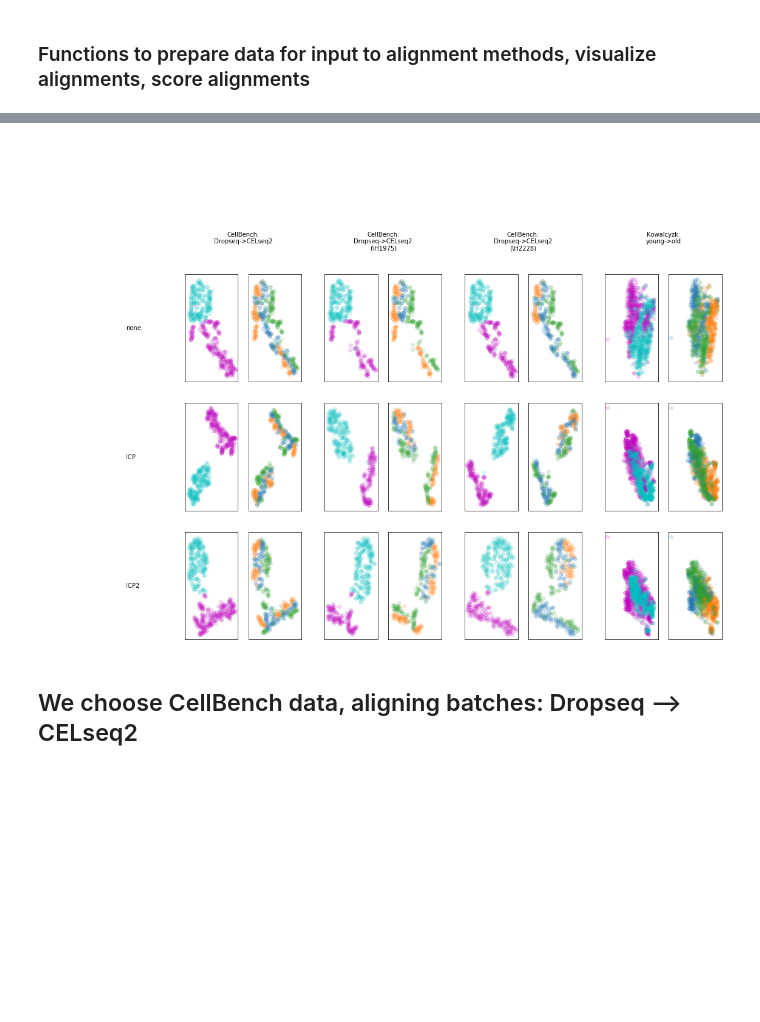
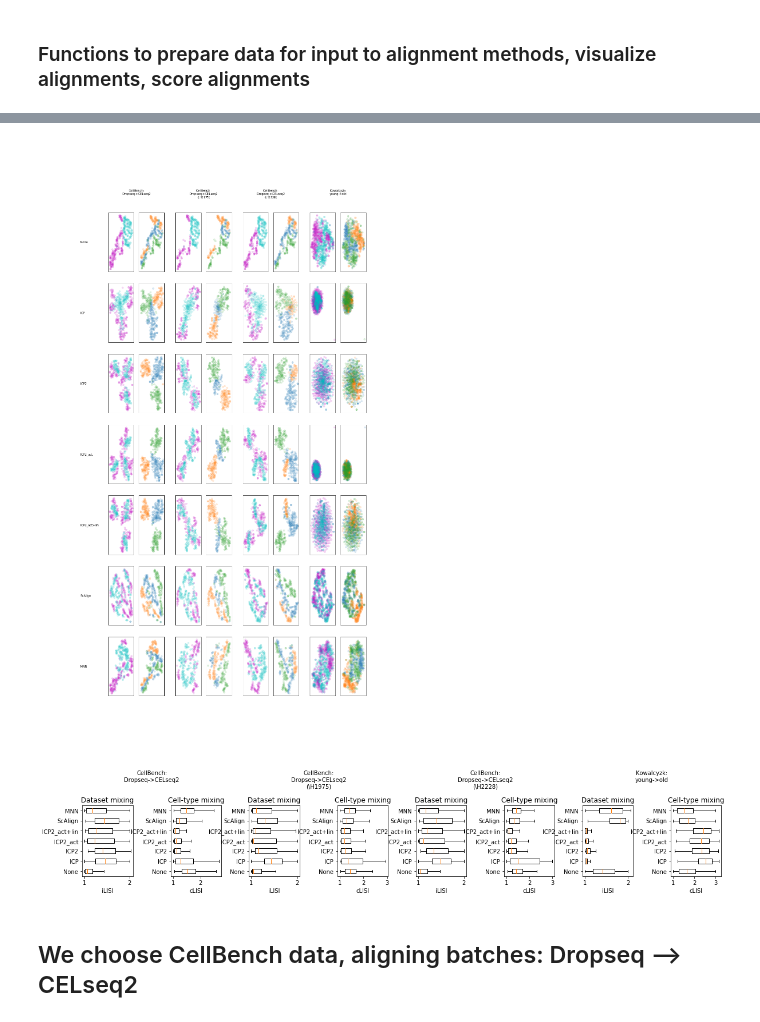
Before and after one commit to AmirAlavi/sc-alignment-benchmarking, a Jupyter notebook: data-alignment-comparisons.ipynb, the cells around one changed output, grey strips where cells are left out. Cells and saved outputs as stored; diff of their text form; code cells hidden in the pictures; blank space fills up the shorter version.

Commit message:
Large comparison works, generates large table
ICP does better on purity, but not as well on mixing

```diff
--- a/data-alignment-comparisons.ipynb
+++ b/data-alignment-comparisons.ipynb
@@ -282,8 +284,29 @@ def compute_lisi(A, B, combined_meta, batch_key, cell_type_key, aligner_fcn, per
     assert(X.shape[0] == combined_meta.shape[0])
     return metrics.lisi2(X, combined_meta, [batch_key, cell_type_key], perplexity=perplexity)
 # %%
+def plot_lisi(lisi_dfs, method_names, alignment_task, fig, figure_grid, i, j):
+    sub_grid = figure_grid[i,j].subgridspec(1, 2, wspace=0.75)
+    ilisi_ax = plt.Subplot(fig, sub_grid[0])
+    ilisi_ax.set_title('Dataset mixing')
+    lisi_data = [df[alignment_task.batch_key].values for df in lisi_dfs]
+    ilisi_ax.boxplot(lisi_data, vert=False, labels=method_names, showfliers=False)
+    ilisi_ax.set_xlabel('iLISI')
+    fig.add_subplot(ilisi_ax)
+
+    clisi_ax = plt.Subplot(fig, sub_grid[1])
+    clisi_ax.set_title('Cell-type mixing')
+    lisi_data = [df[alignment_task.ct_key] for df in lisi_dfs]
+    clisi_ax.boxplot(lisi_data, vert=False, labels=method_names, showfliers=False)
+    clisi_ax.set_xlabel('cLISI')
+    fig.add_subplot(clisi_ax)
+
 # Plotting function to visualize each alignment task result
-def plot_embedding(adata, embed_key, alignment_task, fig, figure_grid, i, j):
+def plot_embedding(adata, embed_key, alignment_task, fig, figure_grid, i, j, standardize=True):
+#     if standardize:
+#         scaler = StandardScaler().fit(adata.obsm[embed_key])
+#         new_embed_key = embed_key + '_std'
+#         adata.obsm[new_embed_key] = scaler.transform(adata.obsm[embed_key])
+#         embed_key = new_embed_key
     sub_grid = figure_grid[i,j].subgridspec(1, 2)
     batch_ax = plt.Subplot(fig, sub_grid[0])
     batch_ax.set_xticks([])
@@ -330,11 +353,16 @@ for task in alignment_tasks:
     print(task)
 # Select alignment methods:
 #methods = [None, 'MNN']
-methods = [None, 'ICP', 'ICP2']#, 'ScAlign', 'MNN']
+methods = ['None', 'ICP', 'ICP2', 'ICP2_act', 'ICP2_act+lin', 'ScAlign', 'MNN']
+#methods = [None, 'ScAlign']
+#methods = [None, 'MNN']
 
 plot_scaler = 5
 fig = plt.figure(figsize=(plot_scaler*len(alignment_tasks), plot_scaler*len(methods)), constrained_layout=False)
 outer_grid = fig.add_gridspec(len(methods) + 1, len(alignment_tasks) + 1)
+
+lisi_fig = plt.figure(figsize=(plot_scaler*len(alignment_tasks), plot_scaler), constrained_layout=False)
+lisi_outer_grid = lisi_fig.add_gridspec(2, len(alignment_tasks))
 
 for i, task in enumerate(alignment_tasks):
     ax = fig.add_subplot(outer_grid[0, i + 1])
@@ -345,6 +373,16 @@ for i, task in enumerate(alignment_tasks):
     ax.spines['left'].set_visible(False)
     ax.set_xticks([])
     ax.set_yticks([])
+
+    ax = lisi_fig.add_subplot(lisi_outer_grid[0, i])
+    ax.text(0.5, 0.3, task.as_title(), va="top", ha="center")
+    ax.spines['right'].set_visible(False)
+    ax.spines['top'].set_visible(False)
+    ax.spines['bottom'].set_visible(False)
+    ax.spines['left'].set_visible(False)
+    ax.set_xticks([])
+    ax.set_yticks([])
+
 for i, method in enumerate(methods):
     ax = fig.add_subplot(outer_grid[i+1, 0])
     if method is None:
@@ -364,12 +402,16 @@ for j, task in enumerate(alignment_tasks):
     else:
         task_idx = (datasets[task.ds_key].obs[task.batch_key] == task.source_batch) | (datasets[task.ds_key].obs[task.batch_key] == task.target_batch)
     task_adata = datasets[task.ds_key][task_idx]
+
+    lisi_scores = []
+
     for i, method in enumerate(methods):
         print('\t{}'.format(method))
         method_key = '{}_aligned'.format(method)
-        if method is None:
+        if method == 'None':
             plot_embedding(task_adata, 'TSNE', task, fig, outer_grid, i+1, j+1)
-        elif method == 'ICP' or method == 'ICP2':
+            lisi_scores.append(metrics.lisi2(task_adata.obsm['PCA'], task_adata.obs, [task.batch_key, task.ct_key], perplexity=30))
+        elif method == 'ICP' or method == 'ICP2' or method=='ICP2_act' or method == 'ICP2_act+lin':
             A, B, type_index_dict, combined_meta = get_source_target(datasets, task.ds_key,
                                                                      task.batch_key, task.ct_key,
                                                                      task.source_batch, task.target_batch,
@@ -381,8 +423,19 @@ for j, task in enumerate(alignment_tasks):
             elif method == 'ICP2':
                 loss_fcn = partial(icp.relaxed_match_loss, source_match_threshold=0.5)
                 aligner = icp.ICP(A, B, type_index_dict, loss_function=loss_fcn, max_iters=200, verbose=False)
+            elif method == 'ICP2_act':
+                loss_fcn = partial(icp.relaxed_match_loss, source_match_threshold=0.5)
+                aligner = icp.ICP(A, B, type_index_dict, act='tanh', loss_function=loss_fcn, max_iters=200, verbose=False)
+            elif method == 'ICP2_act+lin':
+                loss_fcn = partial(icp.relaxed_match_loss, source_match_threshold=0.5)
+                aligner = icp.ICP(A, B, type_index_dict, n_layers=2, act='tanh', loss_function=loss_fcn, max_iters=200, verbose=False)
             aligner_fcn = lambda x: aligner(torch.from_numpy(x).float()).detach().numpy()
+            #standardizing because it was fitted with standardized data (see ICP code)
+            scaler = StandardScaler().fit(np.concatenate((A,B)))
+            A = scaler.transform(A)
+            B = scaler.transform(B)
             A = aligner_fcn(A)
+            print(A.shape)
             n_samples = task_adata.shape[0]
             n_dims = A.shape[1]
             task_adata.obsm[method_key] = np.zeros((n_samples, n_dims))
@@ -390,8 +443,10 @@ for j, task in enumerate(alignment_tasks):
             b_idx = np.where(task_adata.obs[task.batch_key] == task.target_batch)[0]
             task_adata.obsm[method_key][a_idx, :] = A
             task_adata.obsm[method_key][b_idx, :] = B
+            #lisi_scores.append(metrics.lisi2(task_adata.obsm[method_key], task_adata.obs, [task.batch_key, task.ct_key], perplexity=30)
             task_adata.obsm[method_key+'_TSNE'] = TSNE(n_components=2).fit_transform(task_adata.obsm[method_key])
             plot_embedding(task_adata, method_key+'_TSNE', task, fig, outer_grid, i+1, j+1)
+            lisi_scores.append(metrics.lisi2(task_adata.obsm[method_key], task_adata.obs, [task.batch_key, task.ct_key], perplexity=30))
         elif method == 'ScAlign':
             #idx = (datasets['CellBench'].obs['cell_line_demuxlet'] == 'H2228') & (datasets['CellBench'].obs['protocol'] == 'CELseq2')
             #datasets['CellBench'] = datasets['CellBench'][ ~idx ,:]
@@ -413,18 +468,28 @@ for j, task in enumerate(alignment_tasks):
             task_adata.obsm[method_key] = sc_align.encode(task_adata.obsm['PCA'])
             task_adata.obsm[method_key+'_TSNE'] = TSNE(n_components=2).fit_transform(task_adata.obsm[method_key])
             plot_embedding(task_adata, method_key+'_TSNE', task, fig, outer_grid, i+1, j+1)
+            lisi_scores.append(metrics.lisi2(task_adata.obsm[method_key], task_adata.obs, [task.batch_key, task.ct_key], perplexity=30))
         elif method == 'MNN':
             A_idx = task_adata.obs[task.batch_key] == task.source_batch
             B_idx = task_adata.obs[task.batch_key] == task.target_batch
-            mnn_adata_A = anndata.AnnData(X=task_adata[A_idx].obsm['PCA'], obs=task_adata[A_idx].obs)
-            mnn_adata_B = anndata.AnnData(X=task_adata[B_idx].obsm['PCA'], obs=task_adata[B_idx].obs)
+            A_X = task_adata[A_idx].obsm['PCA']
+            B_X = task_adata[B_idx].obsm['PCA']
+#             # standardizing
+#             scaler = StandardScaler().fit(np.concatenate((A_X,B_X)))
+#             A_X = scaler.transform(A_X)
+#             B_X = scaler.transform(B_X)
+            mnn_adata_A = anndata.AnnData(X=A_X, obs=task_adata[A_idx].obs)
+            mnn_adata_B = anndata.AnnData(X=B_X, obs=task_adata[B_idx].obs)
             corrected = mnnpy.mnn_correct(mnn_adata_A, mnn_adata_B)
             task_adata.obsm[method_key] = np.zeros(corrected[0].shape)
             task_adata.obsm[method_key][np.where(A_idx)[0]] = corrected[0].X[:mnn_adata_A.shape[0]]
             task_adata.obsm[method_key][np.where(B_idx)[0]] = corrected[0].X[mnn_adata_A.shape[0]:]
             task_adata.obsm[method_key+'_TSNE'] = TSNE(n_components=2).fit_transform(task_adata.obsm[method_key])
             plot_embedding(task_adata, method_key+'_TSNE', task, fig, outer_grid, i+1, j+1)
-plt.savefig('comparison.pdf')
+            lisi_scores.append(metrics.lisi2(task_adata.obsm[method_key], task_adata.obs, [task.batch_key, task.ct_key], perplexity=30))
+    plot_lisi(lisi_scores, methods, task, lisi_fig, lisi_outer_grid, 1, j)
+fig.savefig('comparison.pdf')
+lisi_fig.savefig('comparison_scores.pdf')
 
 # all_axes = fig.get_axes()
 # print(len(all_axes))
@@ -453,4 +518,5 @@ torch.float32
-[figure, old version]
+[figure, new version]
+[figure, added]
 # %% [markdown]
 ## We choose CellBench data, aligning batches: Dropseq --> CELseq2
 # %%
```
Also changed, not shown: parts of 10 cells of this notebook, 1 other file.
